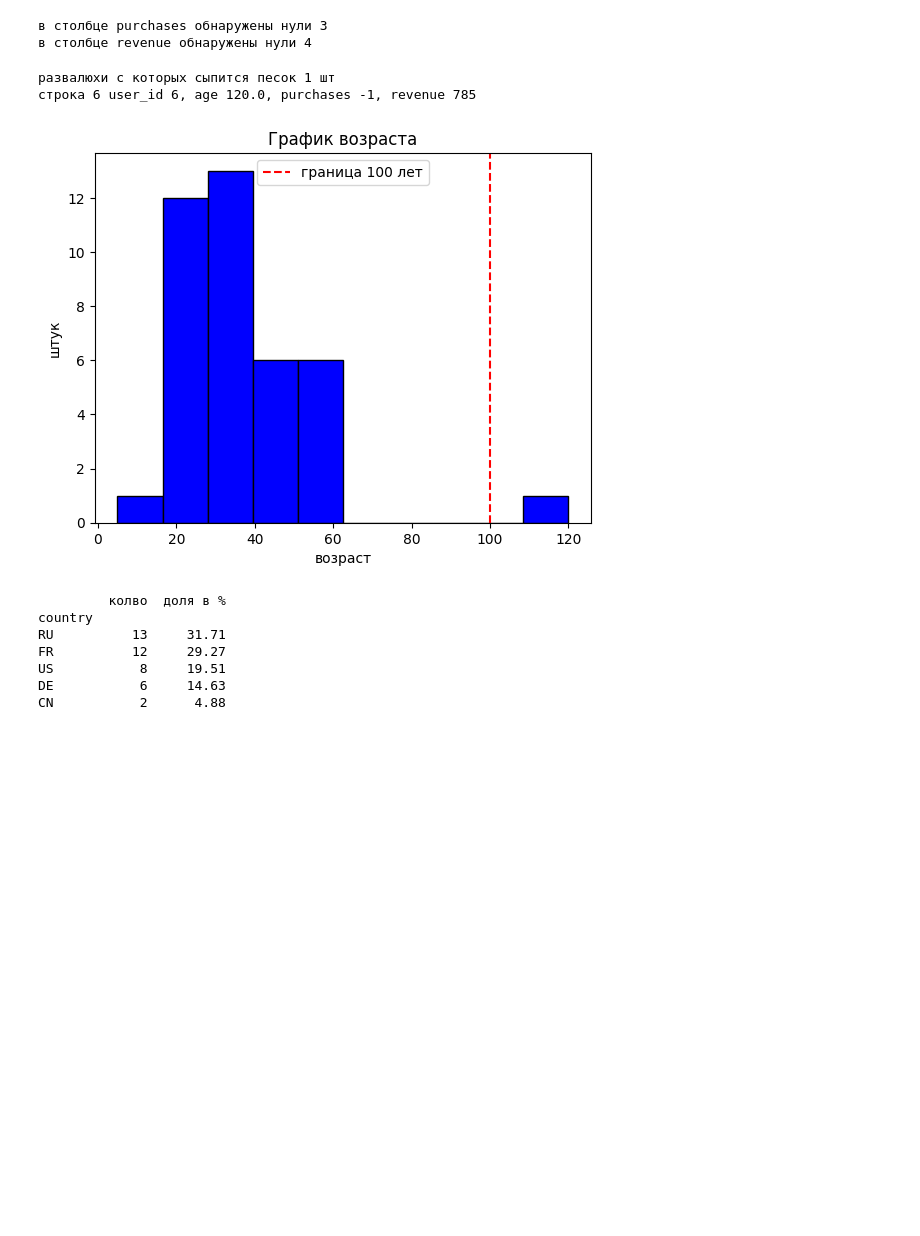
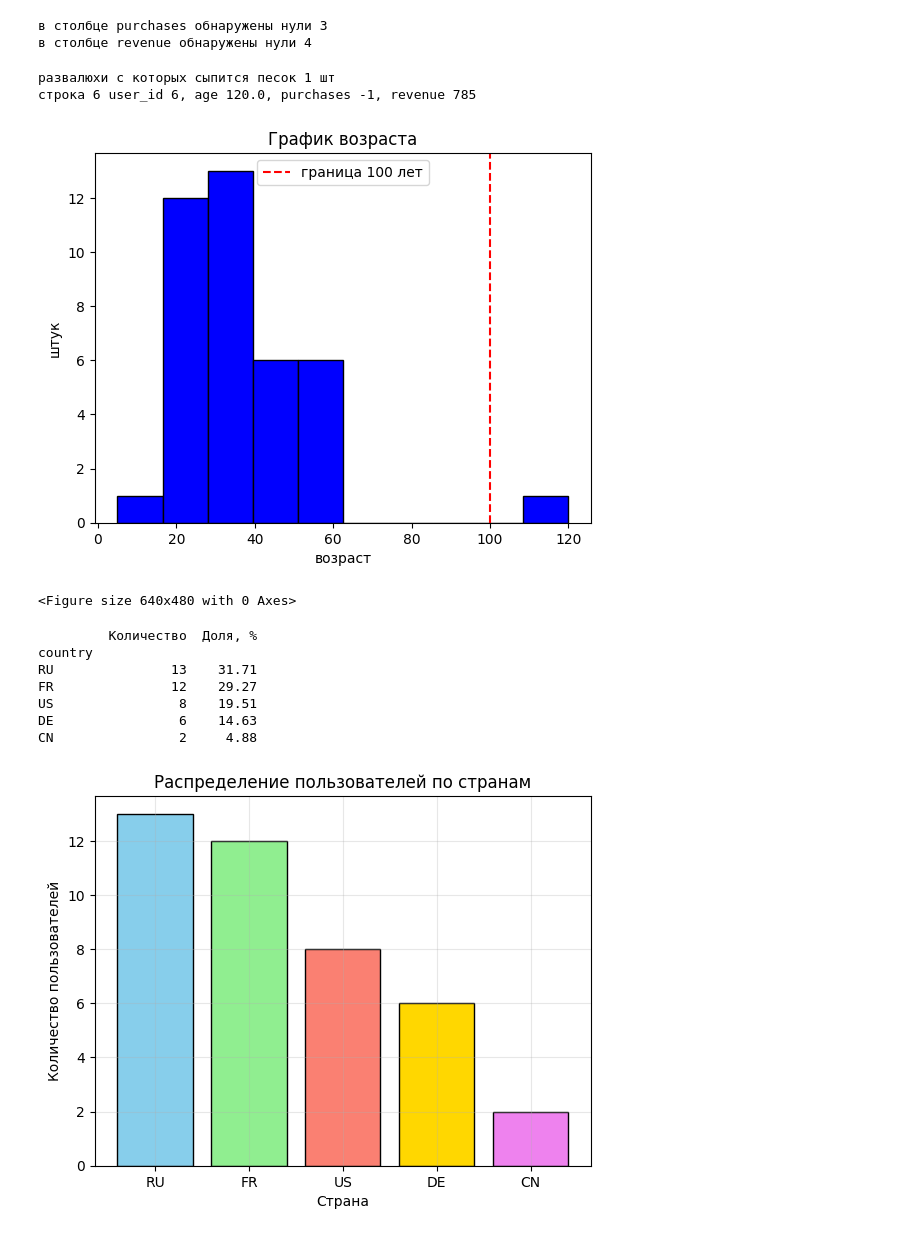
Before and after one commit to Pin228666/eshkere, a Jupyter notebook: homeworks/HW02/HW02.ipynb, the cells around one changed output. Drawn from its saved outputs; the diff is of its cells as text; code cells hidden in the pictures; blank space fills up the shorter version.

```diff
--- a/homeworks/HW02/HW02.ipynb
+++ b/homeworks/HW02/HW02.ipynb
@@ -72,6 +74,7 @@ for col in infa:
 в столбце revenue обнаружены нули 4
 # %%
 #поиск развалюх
+agebro = 'homeworks/HW02/figures/age.jpg'
 age = data[data['age'] > 100]
 age = age[~age['age'].isna()]
 if len(age) > 0:
@@ -88,7 +91,9 @@ plt.title('График возраста')
 plt.axvline(x=100, color='red', linestyle='--', label='граница 100 лет')
 plt.legend()
 plt.show()
+plt.savefig(agebro) #сейффиг че то не захотел сохранять график, там просто белая картинка
 # %% [output]
 развалюхи с которых сыпится песок 1 шт
 строка 6 user_id 6, age 120.0, purchases -1, revenue 785
 [figure]
+<Figure size 640x480 with 0 Axes>
@@ -100,10 +100,26 @@ plt.show()
-# %%
-print(pd.DataFrame({'колво': data['country'].value_counts(),'доля в %': (data['country'].value_counts(normalize=True) * 100).round(2)}))
-# %% [output]
-         колво  доля в %
-country
-RU          13     31.71
-FR          12     29.27
-US           8     19.51
-DE           6     14.63
-CN           2      4.88
+# %%
+country_dist = data['country'].value_counts()
+country_percent = data['country'].value_counts(normalize=True) * 100
+
+country_summary = pd.DataFrame({
+    'Количество': country_dist,
+    'Доля, %': country_percent.round(2)
+})
+print(country_summary)
+
+plt.bar(country_summary.index, country_summary['Количество'],
+            color=['skyblue', 'lightgreen', 'salmon', 'gold', 'violet'],
+            edgecolor='black')
+plt.xlabel('Страна')
+plt.ylabel('Количество пользователей')
+plt.title('Распределение пользователей по странам')
+plt.grid(True, alpha=0.3)
+# %% [output]
+         Количество  Доля, %
+country
+RU               13    31.71
+FR               12    29.27
+US                8    19.51
+DE                6    14.63
+CN                2     4.88
+[figure, added]
```
Also changed, not shown: parts of 2 cells of this notebook.
